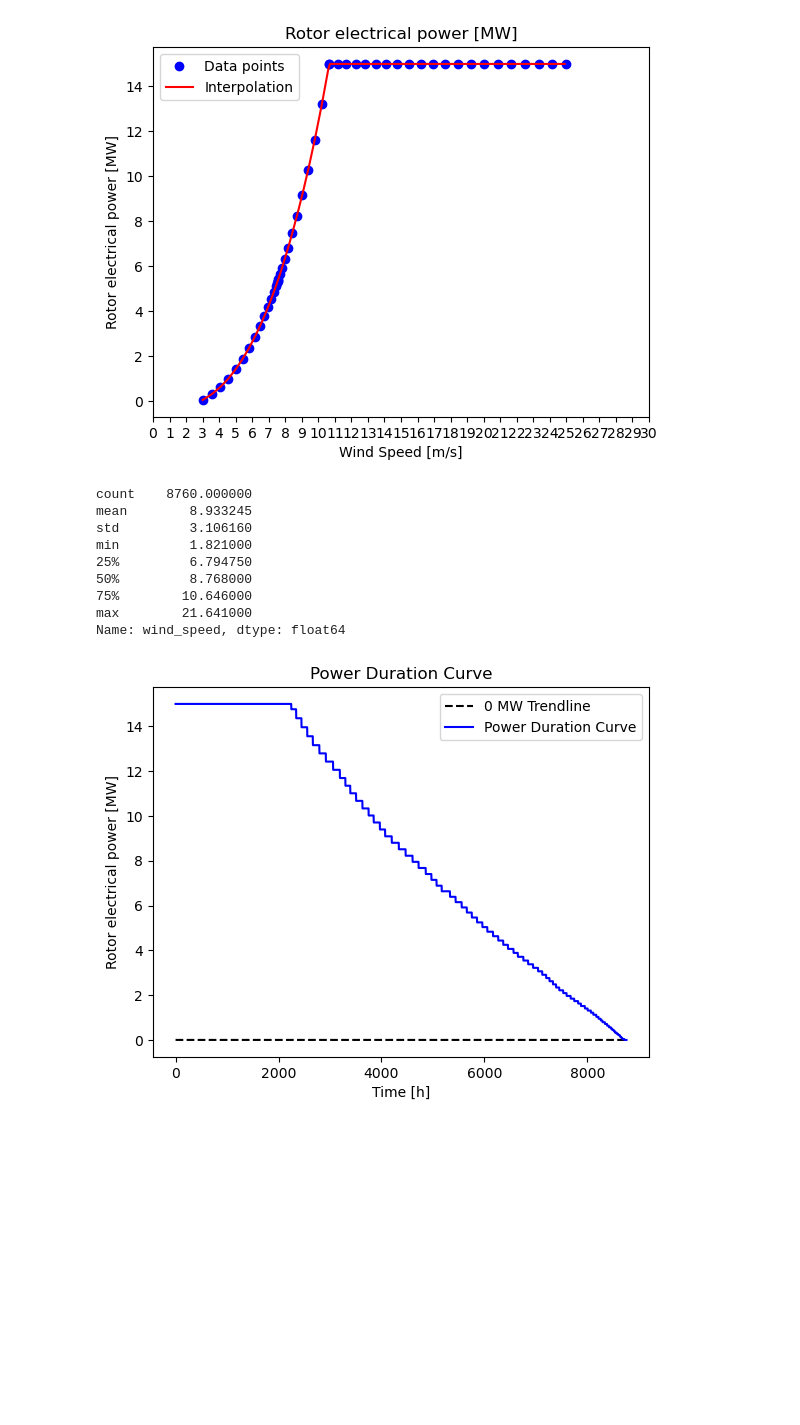
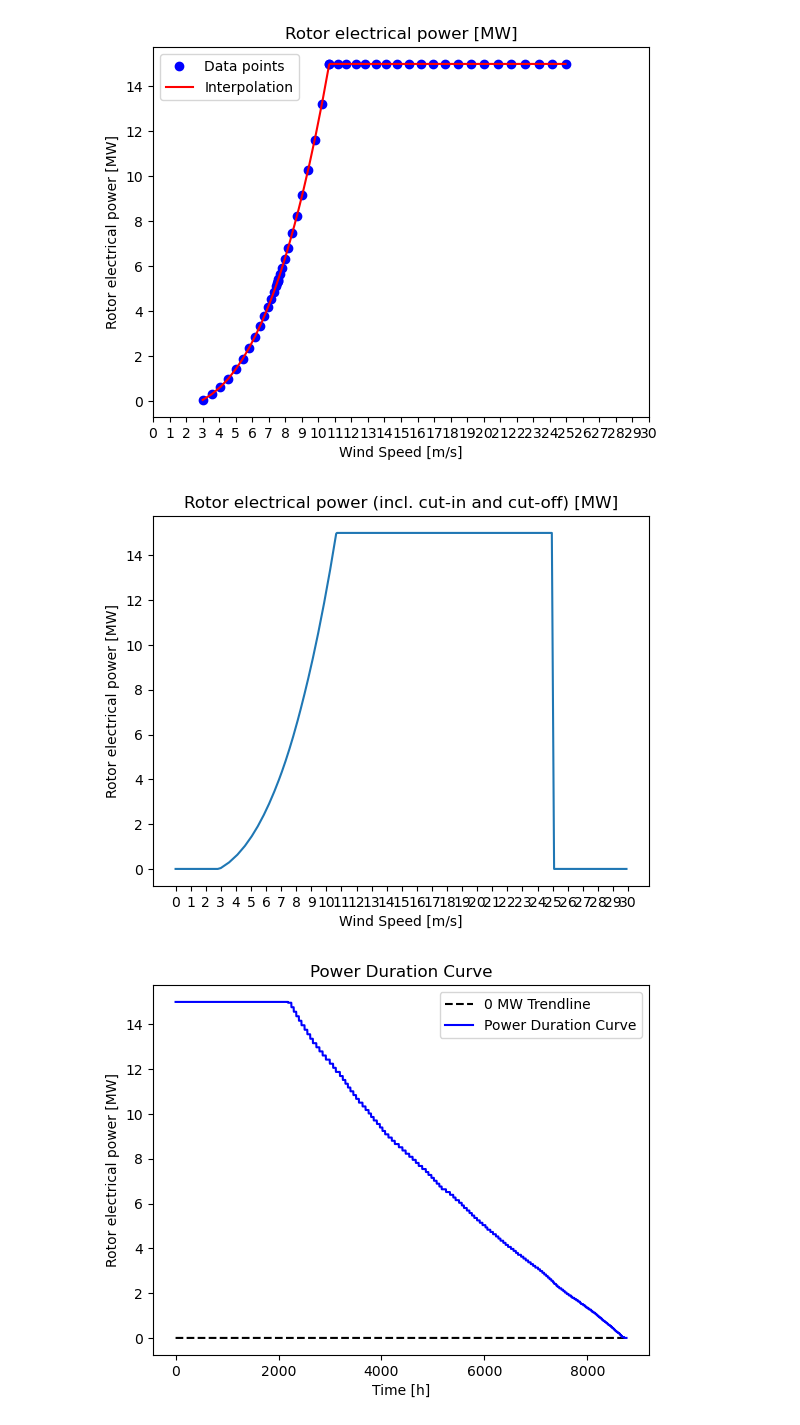
Before and after one commit to AmauryLaridon/LENVI2007---Wind-Turbine-Design, a Jupyter notebook: BEM/Project.ipynb, the cells around one changed output. Cells and saved outputs as stored; diff of their text form; code cells hidden in the pictures; blank space fills up the shorter version.

```diff
--- a/BEM/Project.ipynb
+++ b/BEM/Project.ipynb
@@ -542,7 +542,7 @@ Using the performance and knowing the parameters of the 15MW turbine, we have :
 # %%
 # Populate the performance data with an interpolation
 
-wind_range = np.arange(3, 25,0.1)
+wind_range = np.arange(3, 25,0.05)
 f = interpolate.interp1d(df_perf["# Wind speed (m/s)"], df_perf["Rotor electrical power (W)"])
 ynew = f(wind_range)   # use interpolation function returned by `interp1d`
 plt.plot(df_perf["# Wind speed (m/s)"],df_perf["Rotor electrical power (W)"]/10**6,'o',label='Data points',color='blue')
@@ -559,32 +559,29 @@ plt.show()
 # %%
 df_perf_v2 = pd.DataFrame(columns=["# Wind speed (m/s)","Rotor electrical power (W)"])
 df_perf_v2["# Wind speed (m/s)"] = wind_range
 df_perf_v2["Rotor electrical power (W)"] = ynew
-
 
 
 for i in range(0,30,2):
     df_perf_v2.loc[len(df_perf_v2.index)] = [i/10,0]
 for i in range(251,300,2):
     df_perf_v2.loc[len(df_perf_v2.index)] = [i/10,0]
 
 df_perf_v2.head(100)
 
 df_perf_v2.index = df_perf_v2["# Wind speed (m/s)"]
 df_perf_v2 = df_perf_v2.drop(columns=["# Wind speed (m/s)"])
 df_perf_v2 = df_perf_v2.sort_index()
 wind_speed_range = df_perf_v2.index.values
-wind.describe()
+
+plt.plot(df_perf_v2.index.values, df_perf_v2["Rotor electrical power (W)"]/10**6, '-')
+plt.xlabel('Wind Speed [m/s]')
+plt.ylabel('Rotor electrical power [MW]')
+plt.xticks(np.arange(0, 31, 1))
+plt.title('Rotor electrical power (incl. cut-in and cut-off) [MW]')
+plt.show()
 # %% [output]
-count    8760.000000
-mean        8.933245
-std         3.106160
-min         1.821000
-25%         6.794750
-50%         8.768000
-75%        10.646000
-max        21.641000
-Name: wind_speed, dtype: float64
+[figure, added]
 # %%
 #Power Duration Curve
 
```
Also changed, not shown: parts of 1 cell of this notebook.
